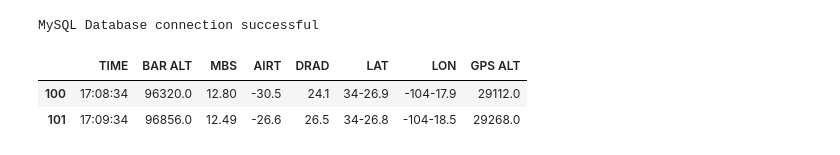
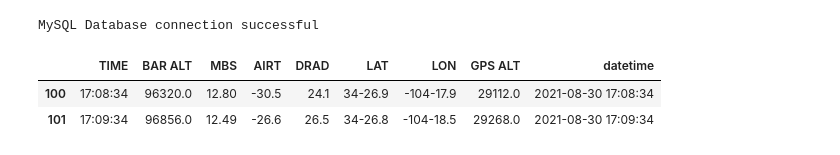
Before and after one commit to Polarization-Lab/IRCSP-Payload, a Jupyter notebook: DataManagement/make_database-telemetry.ipynb, the cells around one changed output. Drawn from its saved outputs; the diff is of its cells as text; code cells hidden in the pictures.

```diff
--- a/DataManagement/make_database-telemetry.ipynb
+++ b/DataManagement/make_database-telemetry.ipynb
@@ -17,8 +23,15 @@ connection = create_db_connection("localhost", user, pw, db)
 MySQL Database connection successful
 # %%
 df = pd.read_fwf("/Users/kirahart/Dropbox/Research/balloon/telemetry_data/flight.rpt")
+times = np.array('2021-08-30 ' + df['TIME'])
+dt = []
+for d in range(len(times)):
+    v = parser.parse(times[d])
+    dt.append(v)
+
+df['datetime'] = dt
 df[100:102]
 # %% [output]
-|  | TIME | BAR ALT | MBS | AIRT | DRAD | LAT | LON | GPS ALT |
-| 100 | 17:08:34 | 96320.0 | 12.80 | -30.5 | 24.1 | 34-26.9 | -104-17.9 | 29112.0 |
-| 101 | 17:09:34 | 96856.0 | 12.49 | -26.6 | 26.5 | 34-26.8 | -104-18.5 | 29268.0 |
+|  | TIME | BAR ALT | MBS | AIRT | DRAD | LAT | LON | GPS ALT | datetime |
+| 100 | 17:08:34 | 96320.0 | 12.80 | -30.5 | 24.1 | 34-26.9 | -104-17.9 | 29112.0 | 2021-08-30 17:08:34 |
+| 101 | 17:09:34 | 96856.0 | 12.49 | -26.6 | 26.5 | 34-26.8 | -104-18.5 | 29268.0 | 2021-08-30 17:09:34 |
```
Also changed, not shown: parts of 14 cells of this notebook, 2 other files.
